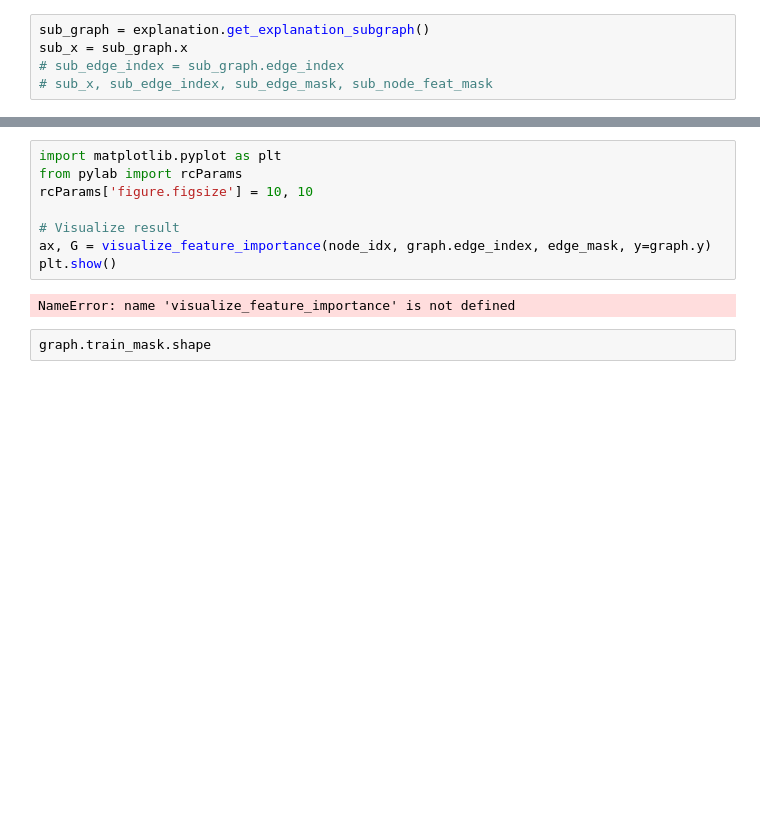
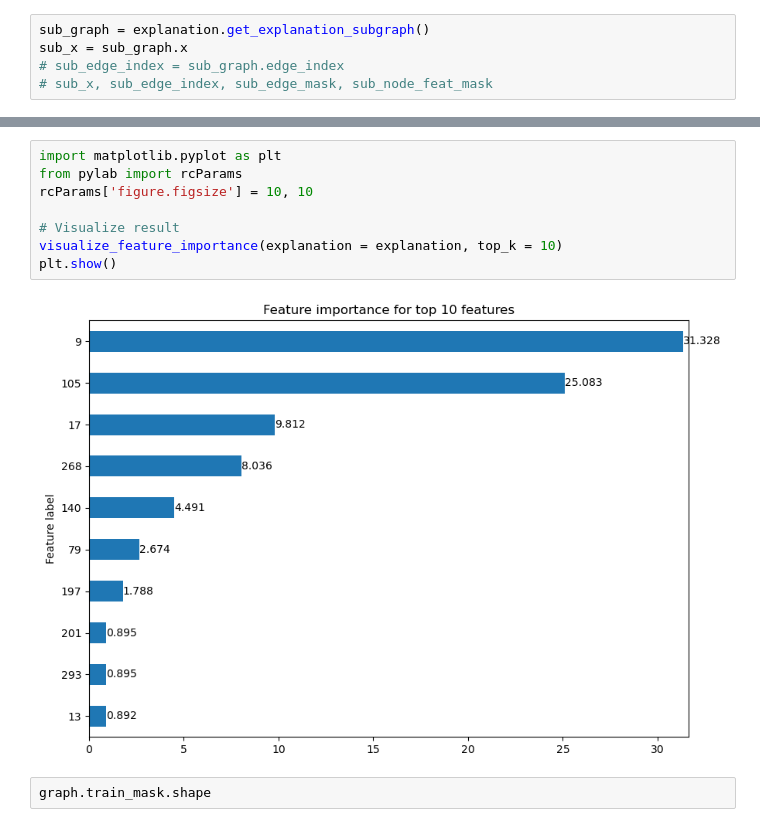
Before and after one commit to AdrianLamLH/Wiki-CS-GNN-model-explainer, a Jupyter notebook: Group_3_GNN_WikiExplainer.ipynb, the cells around one changed output, grey strips where cells are left out. Saved outputs shown, nothing was run; the diff lists cells and outputs as text; blank space fills up the shorter version.

```diff
--- a/Group_3_GNN_WikiExplainer.ipynb
+++ b/Group_3_GNN_WikiExplainer.ipynb
@@ -182,13 +195,13 @@ plt.show()
 # %%
 import matplotlib.pyplot as plt
 from pylab import rcParams
 rcParams['figure.figsize'] = 10, 10
 
 # Visualize result
-ax, G = visualize_feature_importance(node_idx, graph.edge_index, edge_mask, y=graph.y)
+visualize_feature_importance(explanation = explanation, top_k = 10)
 plt.show()
 # %% [output]
-NameError: name 'visualize_feature_importance' is not defined
+[figure, added]
 # %%
 graph.train_mask.shape
 # %%
```
Also changed, not shown: parts of 6 cells of this notebook.
